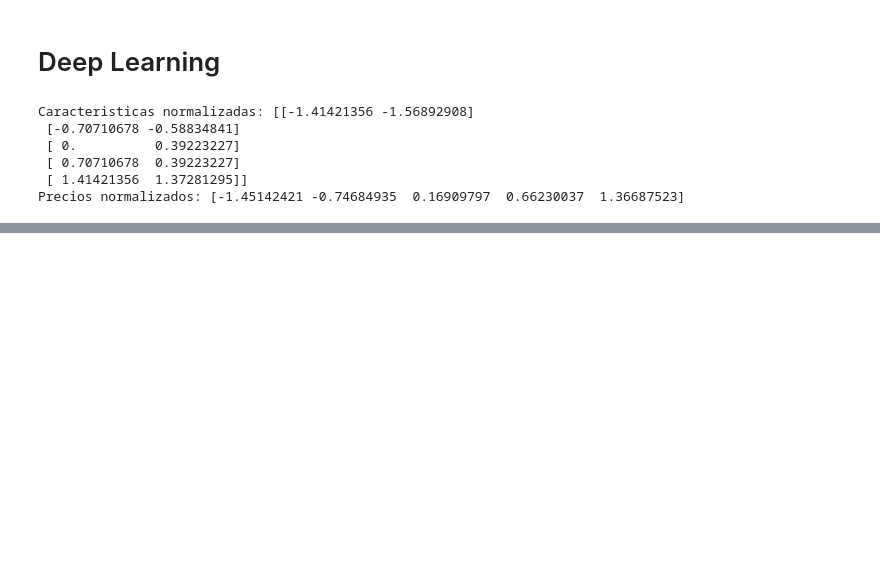
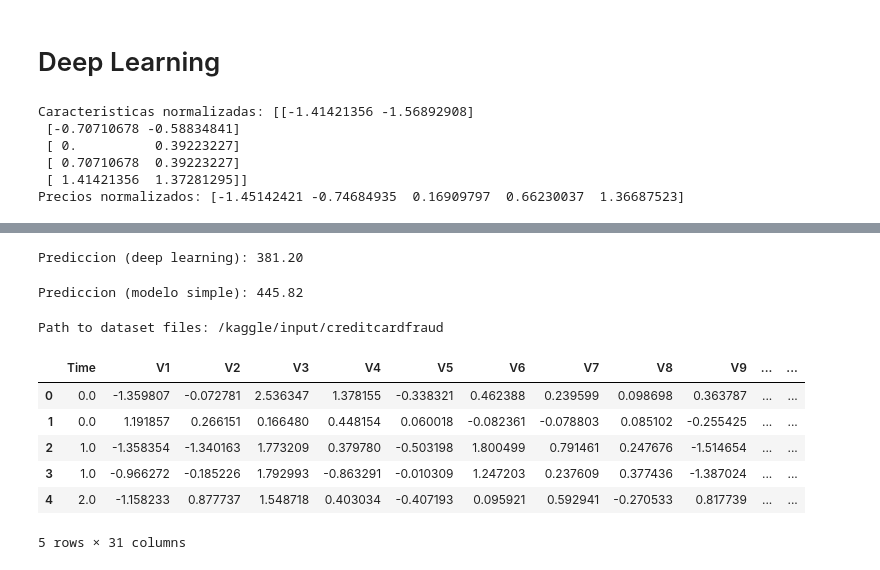
Before and after one commit to MattZG/Portafolio, a Jupyter notebook: Modulo_8.ipynb, the cells around one changed output, grey strips where cells are left out. Cells and saved outputs as stored; diff of their text form; code cells hidden in the pictures; blank space fills up the shorter version.

```diff
--- a/Modulo_8.ipynb
+++ b/Modulo_8.ipynb
@@ -103,0 +104,52 @@ plt.show()
+# %%
+nueva_casa = np.array([[180, 3]])
+nueva_casa_norm = (nueva_casa - X_media) / X_desv
+
+precio_pred_norm = model_deep.predict(nueva_casa_norm, verbose = 0)
+
+precio_pred = (precio_pred_norm * y_desv) + y_media
+
+print(f'Prediccion (deep learning): {precio_pred[0][0]:.2f}')
+# %% [output]
+Prediccion (deep learning): 381.20
+# %%
+model_simp = Sequential()
+model_simp.add(Dense(units = 1, input_dim = 2, activation = None))
+
+model_simp.compile(optimizer = 'adam', loss = 'mean_squared_error')
+
+history_simp = model_simp.fit(X_norm, y_norm, epochs = 100, verbose = 0)
+
+precio_pred_norm = model_simp.predict(nueva_casa_norm, verbose = 0)
+precio_pred = (precio_pred_norm * y_desv) + y_media
+
+print(f'Prediccion (modelo simple): {precio_pred[0][0]:.2f}')
+# %% [output]
+Prediccion (modelo simple): 445.82
+# %%
+import kagglehub
+
+# Download latest version
+path = kagglehub.dataset_download("mlg-ulb/creditcardfraud")
+
+print("Path to dataset files:", path)
+# %% [output]
+Path to dataset files: /kaggle/input/creditcardfraud
+# %%
+import os
+import pandas as pd
+
+os.listdir(path)
+
+dataset_path = os.path.join(path, 'creditcard.csv')
+df = pd.read_csv(dataset_path)
+
+df.head()
+# %% [output]
+|  | Time | V1 | V2 | V3 | V4 | V5 | V6 | V7 | V8 | V9 | ... | ... |
+| 0 | 0.0 | -1.359807 | -0.072781 | 2.536347 | 1.378155 | -0.338321 | 0.462388 | 0.239599 | 0.098698 | 0.363787 | ... | ... |
+| 1 | 0.0 | 1.191857 | 0.266151 | 0.166480 | 0.448154 | 0.060018 | -0.082361 | -0.078803 | 0.085102 | -0.255425 | ... | ... |
+| 2 | 1.0 | -1.358354 | -1.340163 | 1.773209 | 0.379780 | -0.503198 | 1.800499 | 0.791461 | 0.247676 | -1.514654 | ... | ... |
+| 3 | 1.0 | -0.966272 | -0.185226 | 1.792993 | -0.863291 | -0.010309 | 1.247203 | 0.237609 | 0.377436 | -1.387024 | ... | ... |
+| 4 | 2.0 | -1.158233 | 0.877737 | 1.548718 | 0.403034 | -0.407193 | 0.095921 | 0.592941 | -0.270533 | 0.817739 | ... | ... |
+5 rows × 31 columns
```
Also changed, not shown: parts of 14 cells of this notebook.
